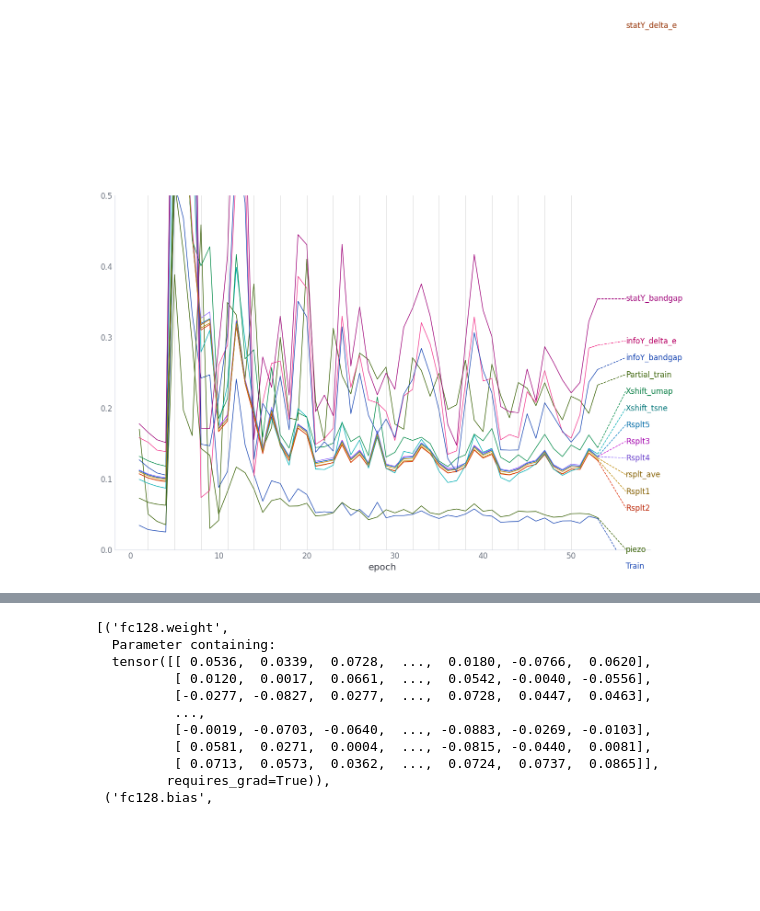
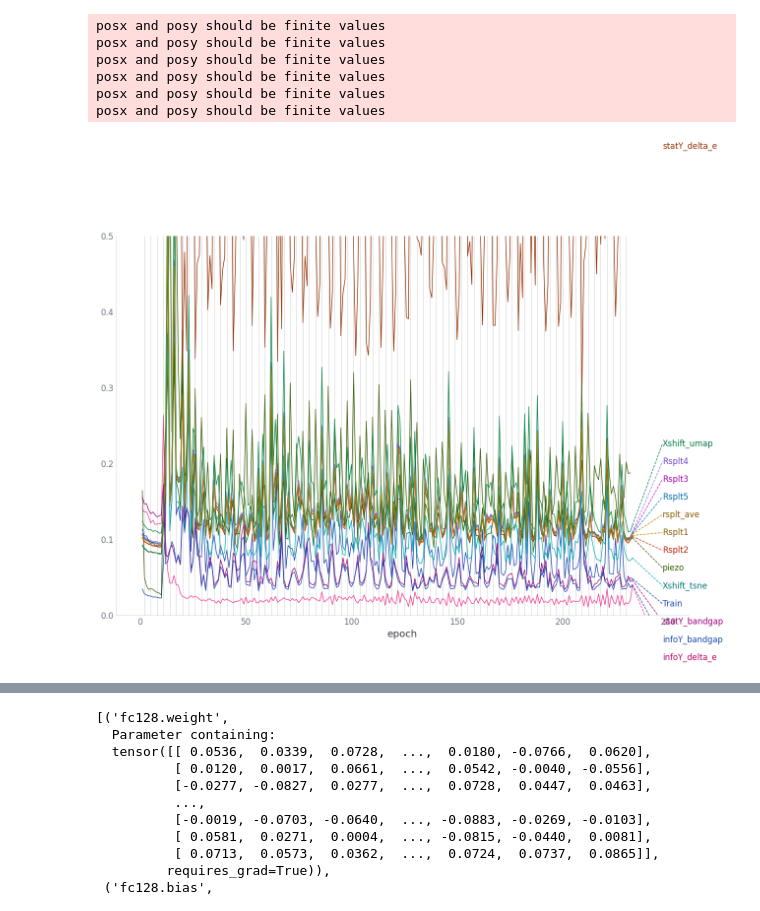
Before and after one commit to nicholas-miklaucic/ood-materials, a Jupyter notebook: log-visuals.ipynb, the cells around one changed output, grey strips where cells are left out. Cells and saved outputs as stored; diff of their text form; code cells hidden in the pictures; blank space fills up the shorter version.

Commit message:
Updated figures

```diff
--- a/log-visuals.ipynb
+++ b/log-visuals.ipynb
@@ -9,9 +29,9 @@ theme, cs = rp.mpl_setup(False)
 # %%
 def plot_logs(name):
     fig, ax = plt.subplots(figsize=(15, 10))
-    df = pd.read_feather(f'exps_baseline/{name}/SAL-training_loss.feather')
+    df = pd.read_feather(f'exps/{name}/SAL-training_loss.feather')
     df.set_index('epoch').plot(ax=ax, lw=1)
-    #ax.set_ylim(0, 0.5)
+    ax.set_ylim(0, 0.5)
     # rp.smooth_noisy_lines(keep_old_line=False)
     # rp.smooth_straight_lines
     for i in range(2, max(df.index), 3):
@@ -59,4 +74,10 @@ df2
 # %%
-dfp = plot_logs('delta_e_piezo')
+dfp = plot_logs('delta_e_info_y')
 # %% [output]
+posx and posy should be finite values
+posx and posy should be finite values
+posx and posy should be finite values
+posx and posy should be finite values
+posx and posy should be finite values
+posx and posy should be finite values
-[figure, old version]
+[figure, new version]
```
Also changed, not shown: parts of 17 cells of this notebook, 23 other files.
